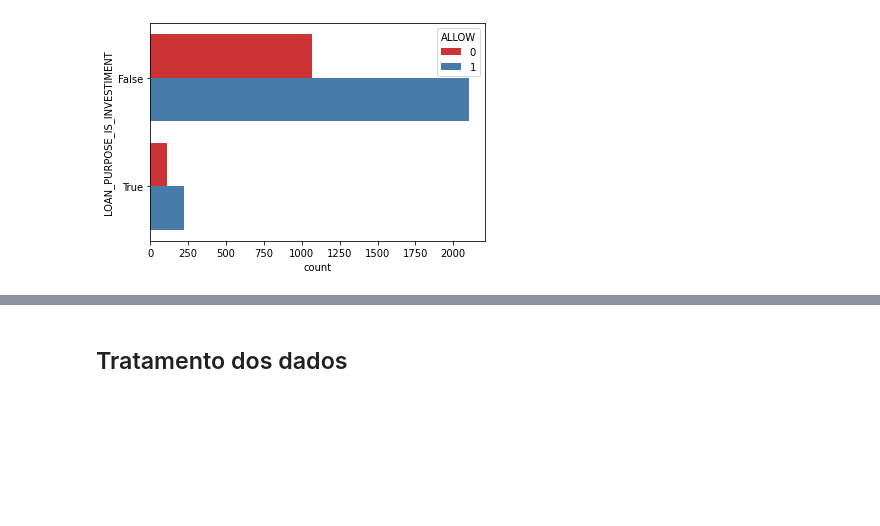
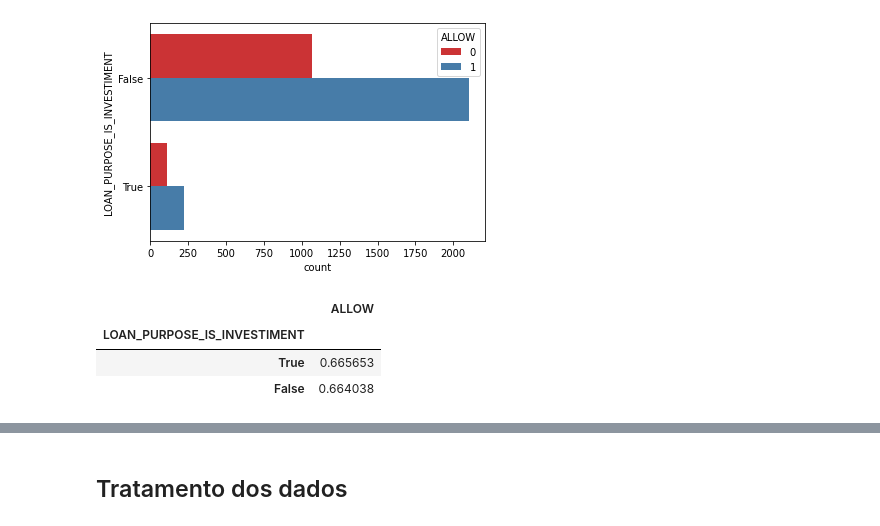
Before and after one commit to he7d3r/maratona-behind-the-code-2021, a Jupyter notebook: 1-bantotal/solução/notebook.ipynb, the cells around one changed output, grey strips where cells are left out. Saved outputs shown, nothing was run; the diff lists cells and outputs as text; code cells hidden in the pictures; blank space fills up the shorter version.

```diff
--- a/1-bantotal/solução/notebook.ipynb
+++ b/1-bantotal/solução/notebook.ipynb
@@ -297,3 +297,10 @@ risk_plot = sns.countplot(
 plt.show()
 # %% [output]
 [figure]
+# %%
+temp.groupby('LOAN_PURPOSE_IS_INVESTIMENT')[['ALLOW']].mean().sort_values('ALLOW', ascending=False)
+# %% [output]
+|  | ALLOW |
+| LOAN_PURPOSE_IS_INVESTIMENT |  |
+| True | 0.665653 |
+| False | 0.664038 |
```
Also changed, not shown: parts of 2 cells of this notebook.
